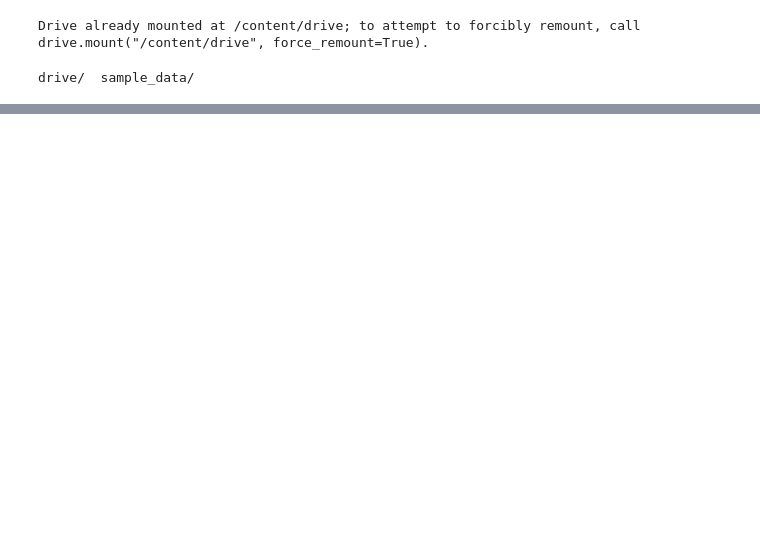
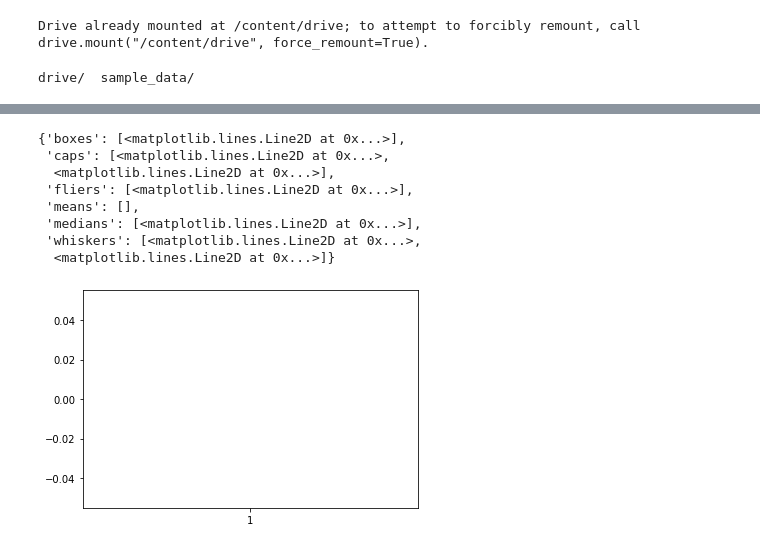
Before and after one commit to Khamsaen2489/DWDM21, a Jupyter notebook: Data102(Chapter2).ipynb, the cells around one changed output, grey strips where cells are left out. Drawn from its saved outputs; the diff is of its cells as text; code cells hidden in the pictures; blank space fills up the shorter version.

```diff
--- a/Data102(Chapter2).ipynb
+++ b/Data102(Chapter2).ipynb
@@ -47,0 +123,13 @@ from matplotlib imprt pyp
+# %%
+from matplotlib import pyplot as plt
+plt.boxplot(data_cases['age']) #เพราะมีค่า missing จึง plt ไม่ได้
+# %% [output]
+{'boxes': [<matplotlib.lines.Line2D at 0x...>],
+ 'caps': [<matplotlib.lines.Line2D at 0x...>,
+  <matplotlib.lines.Line2D at 0x...>],
+ 'fliers': [<matplotlib.lines.Line2D at 0x...>],
+ 'means': [],
+ 'medians': [<matplotlib.lines.Line2D at 0x...>],
+ 'whiskers': [<matplotlib.lines.Line2D at 0x...>,
+  <matplotlib.lines.Line2D at 0x...>]}
+[figure, added]
```
Also changed, not shown: parts of 44 cells of this notebook.
